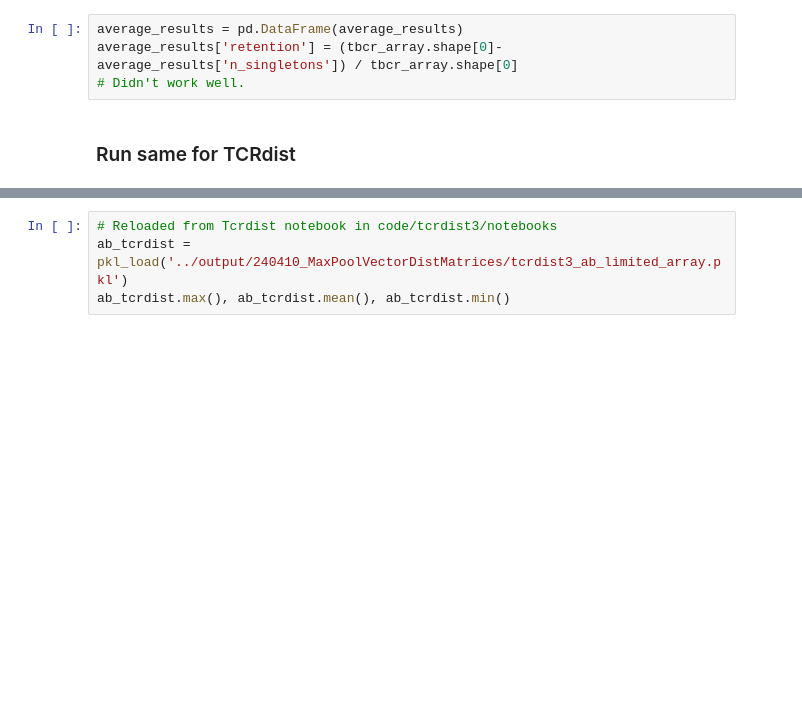
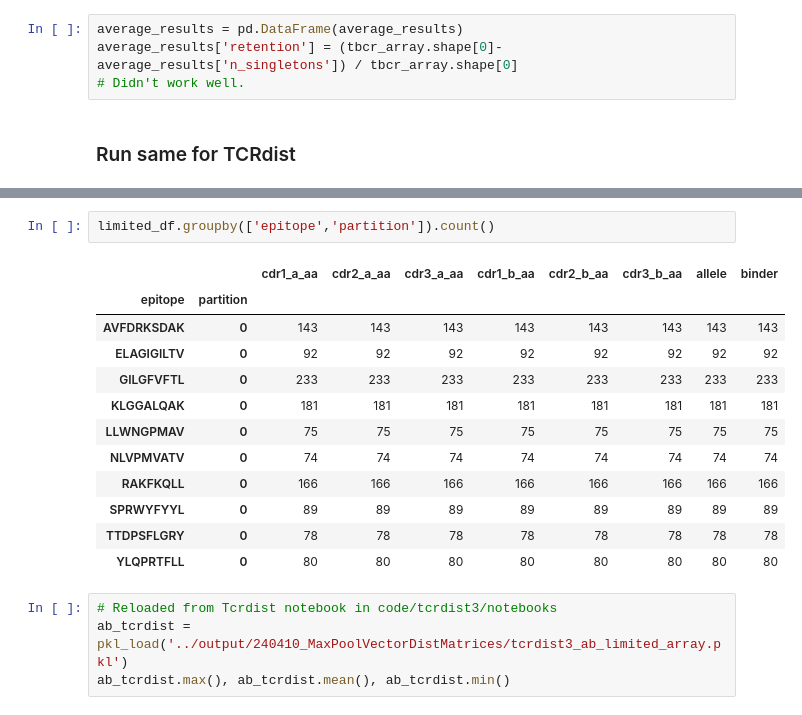
Before and after one commit to richieYT-wan/tclustr, a Jupyter notebook: notebooks/240409_AllModelsClusteringTests.ipynb, the cells around one changed output, grey strips where cells are left out. Saved outputs shown, nothing was run; the diff lists cells and outputs as text; blank space fills up the shorter version.

```diff
--- a/notebooks/240409_AllModelsClusteringTests.ipynb
+++ b/notebooks/240409_AllModelsClusteringTests.ipynb
@@ -896,6 +896,21 @@ limited_df.head()
 | 2 | RAKFKQLL | TRDTTYY | RNSFDEQN | ALSEAYAGGTSYGKLT | SGHDT | YYEEEE | ASSLRDGSEAF | HLA-B*08:01 | 0 | 1 |
 | 3 | AVFDRKSDAK | DSASNY | IRSNVGE | AASWVTGGGNKLT | MNHEY | SVGAGI | ASSYDSELNNEQF | HLA-A*11:01 | 0 | 1 |
 | 4 | AVFDRKSDAK | VGISA | LSSGK | AGSYSGGGADGLT | SGHNT | YYREEE | ASSLEAGYRDTDTQY | HLA-A*11:01 | 0 | 1 |
+# %%
+limited_df.groupby(['epitope','partition']).count()
+# %% [output]
+|  |  | cdr1_a_aa | cdr2_a_aa | cdr3_a_aa | cdr1_b_aa | cdr2_b_aa | cdr3_b_aa | allele | binder |
+| epitope | partition |  |  |  |  |  |  |  |  |
+| AVFDRKSDAK | 0 | 143 | 143 | 143 | 143 | 143 | 143 | 143 | 143 |
+| ELAGIGILTV | 0 | 92 | 92 | 92 | 92 | 92 | 92 | 92 | 92 |
+| GILGFVFTL | 0 | 233 | 233 | 233 | 233 | 233 | 233 | 233 | 233 |
+| KLGGALQAK | 0 | 181 | 181 | 181 | 181 | 181 | 181 | 181 | 181 |
+| LLWNGPMAV | 0 | 75 | 75 | 75 | 75 | 75 | 75 | 75 | 75 |
+| NLVPMVATV | 0 | 74 | 74 | 74 | 74 | 74 | 74 | 74 | 74 |
+| RAKFKQLL | 0 | 166 | 166 | 166 | 166 | 166 | 166 | 166 | 166 |
+| SPRWYFYYL | 0 | 89 | 89 | 89 | 89 | 89 | 89 | 89 | 89 |
+| TTDPSFLGRY | 0 | 78 | 78 | 78 | 78 | 78 | 78 | 78 | 78 |
+| YLQPRTFLL | 0 | 80 | 80 | 80 | 80 | 80 | 80 | 80 | 80 |
 # %%
 # Reloaded from Tcrdist notebook in code/tcrdist3/notebooks
 ab_tcrdist = pkl_load('../output/240410_MaxPoolVectorDistMatrices/tcrdist3_ab_limited_array.pkl')
```
Also changed, not shown: 5 other files.
